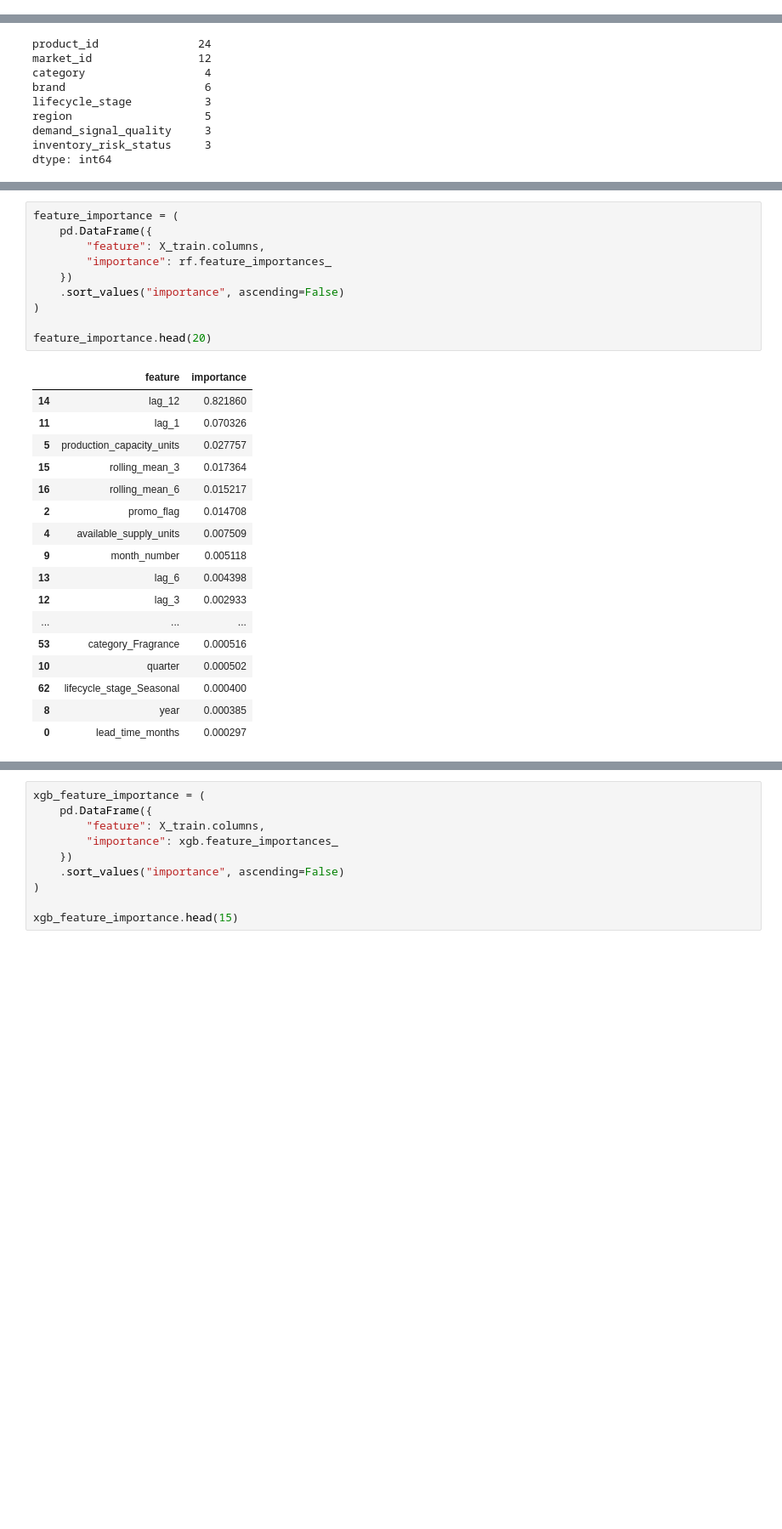
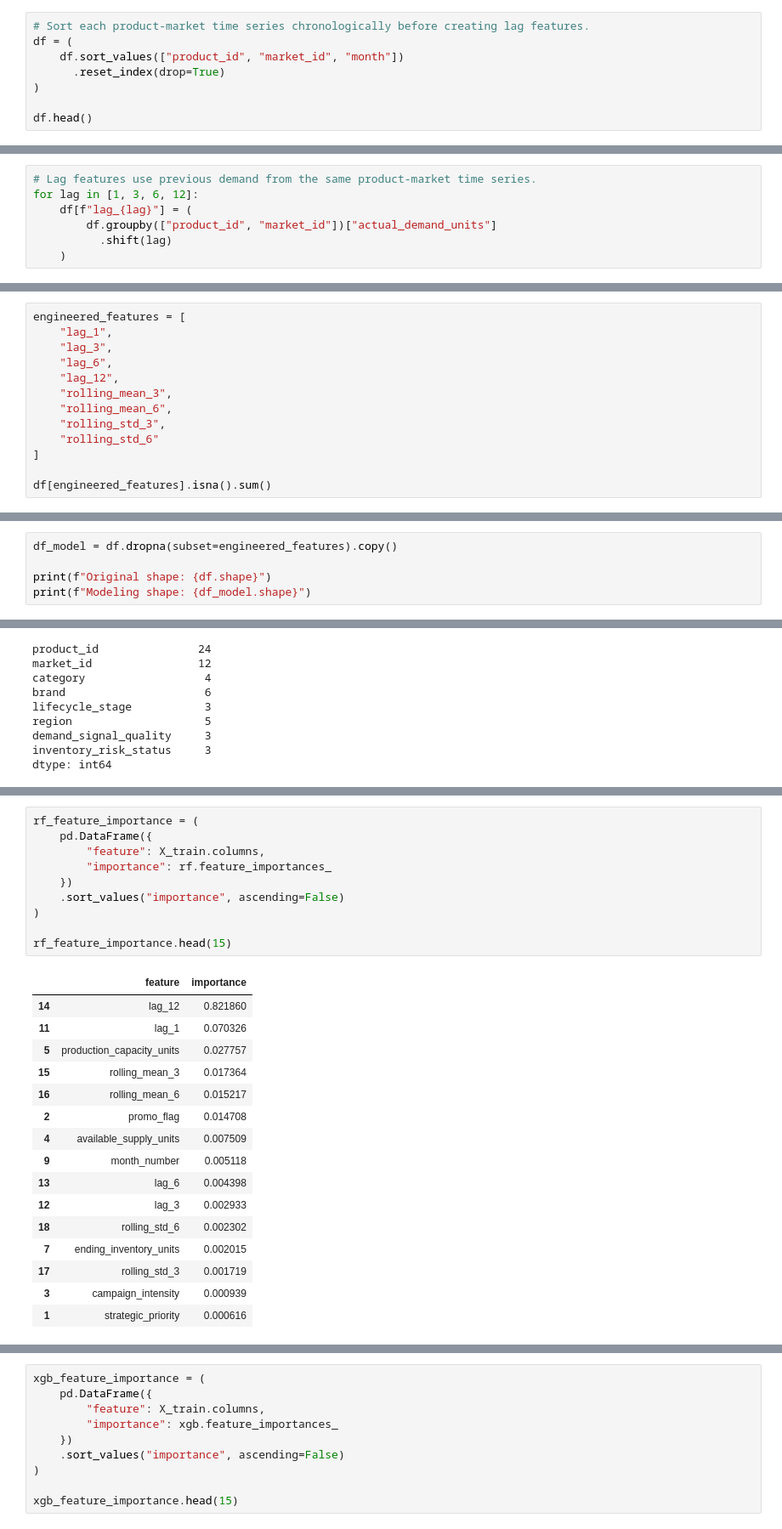
Before and after one commit to nachospreafico/supply-constrained-demand-forecasting-engine, a Jupyter notebook: notebooks/03_machine_learning_forecasting.ipynb, the cells around one changed output, grey strips where cells are left out. Shown at 85% size. Drawn from its saved outputs; the diff is of its cells as text; blank space fills up the shorter version.

```diff
--- a/notebooks/03_machine_learning_forecasting.ipynb
+++ b/notebooks/03_machine_learning_forecasting.ipynb
@@ -258,0 +146,8 @@ print(df_model.shape)
+# %%
+# Sort each product-market time series chronologically before creating lag features.
+df = (
+    df.sort_values(["product_id", "market_id", "month"])
+      .reset_index(drop=True)
+)
+
+df.head()
@@ -258,0 +170,7 @@ print(df_model.shape)
+# %%
+# Lag features use previous demand from the same product-market time series.
+for lag in [1, 3, 6, 12]:
+    df[f"lag_{lag}"] = (
+        df.groupby(["product_id", "market_id"])["actual_demand_units"]
+          .shift(lag)
+    )
@@ -258,0 +206,13 @@ print(df_model.shape)
+# %%
+engineered_features = [
+    "lag_1",
+    "lag_3",
+    "lag_6",
+    "lag_12",
+    "rolling_mean_3",
+    "rolling_mean_6",
+    "rolling_std_3",
+    "rolling_std_6"
+]
+
+df[engineered_features].isna().sum()
@@ -258,0 +229,5 @@ print(df_model.shape)
+# %%
+df_model = df.dropna(subset=engineered_features).copy()
+
+print(f"Original shape: {df.shape}")
+print(f"Modeling shape: {df_model.shape}")
@@ -361,32 +406,31 @@ RF MAE: 203.80
 RF MAPE: 0.1271
 # %%
-feature_importance = (
+rf_feature_importance = (
     pd.DataFrame({
         "feature": X_train.columns,
         "importance": rf.feature_importances_
     })
     .sort_values("importance", ascending=False)
 )
 
-feature_importance.head(20)
+rf_feature_importance.head(15)
 # %% [output]
 |  | feature | importance |
 | 14 | lag_12 | 0.821860 |
 | 11 | lag_1 | 0.070326 |
 | 5 | production_capacity_units | 0.027757 |
 | 15 | rolling_mean_3 | 0.017364 |
 | 16 | rolling_mean_6 | 0.015217 |
 | 2 | promo_flag | 0.014708 |
 | 4 | available_supply_units | 0.007509 |
 | 9 | month_number | 0.005118 |
 | 13 | lag_6 | 0.004398 |
 | 12 | lag_3 | 0.002933 |
-| ... | ... | ... |
-| 53 | category_Fragrance | 0.000516 |
-| 10 | quarter | 0.000502 |
-| 62 | lifecycle_stage_Seasonal | 0.000400 |
-| 8 | year | 0.000385 |
-| 0 | lead_time_months | 0.000297 |
+| 18 | rolling_std_6 | 0.002302 |
+| 7 | ending_inventory_units | 0.002015 |
+| 17 | rolling_std_3 | 0.001719 |
+| 3 | campaign_intensity | 0.000939 |
+| 1 | strategic_priority | 0.000616 |
 # %%
 plt.figure(figsize=(10, 8))
 
```
Also changed, not shown: parts of 73 cells of this notebook, 7 other files.
